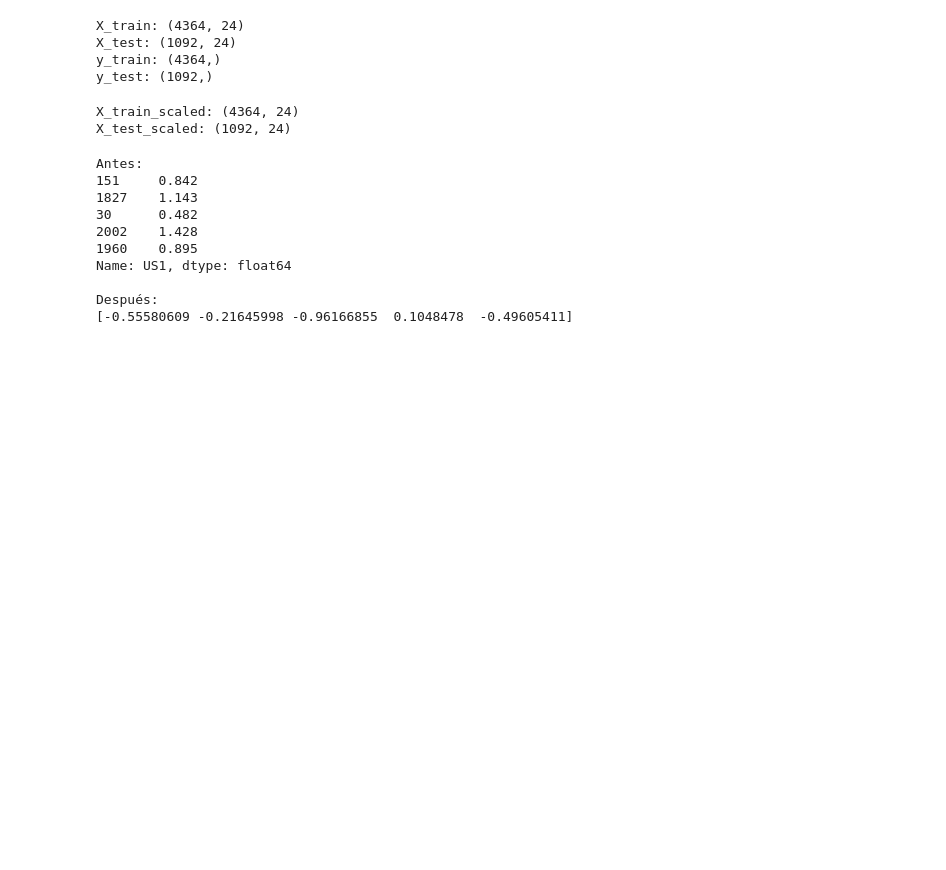
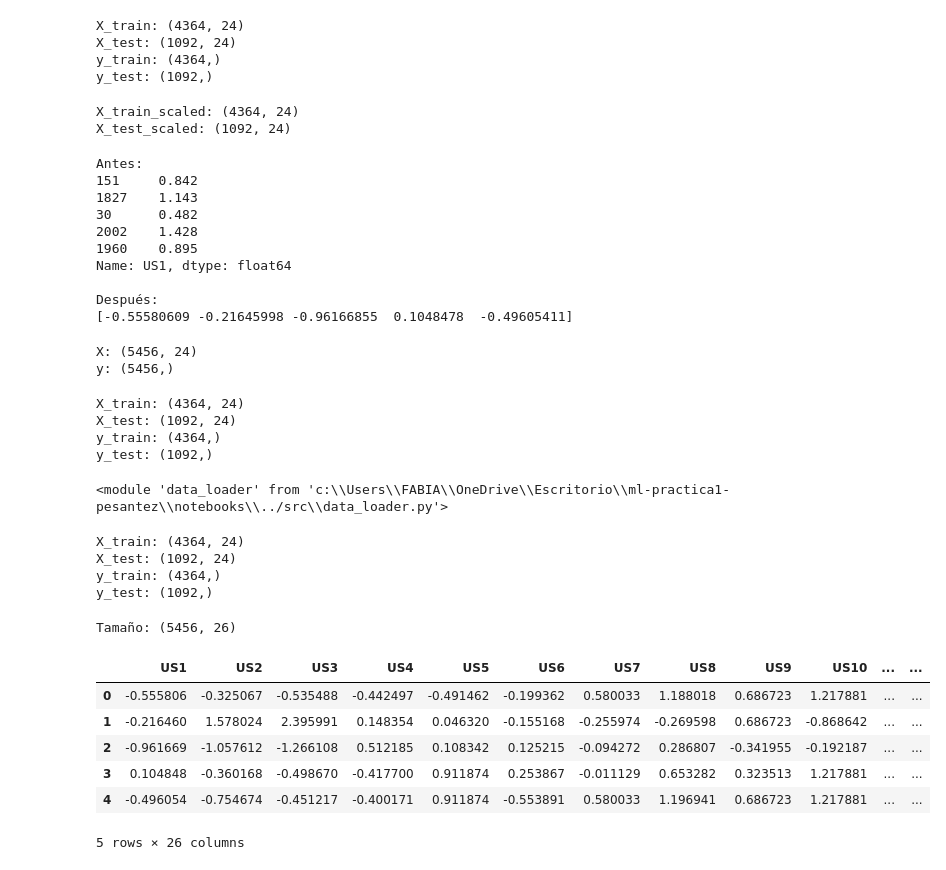
Before and after one commit to fabian4797-hash/ml-practica1-pesantez, a Jupyter notebook: notebooks/01_eda.ipynb, the cells around one changed output. Drawn from its saved outputs; the diff is of its cells as text; code cells hidden in the pictures; blank space fills up the shorter version.

```diff
--- a/notebooks/01_eda.ipynb
+++ b/notebooks/01_eda.ipynb
@@ -653,0 +602,27 @@ test_processed["Conjunto"] = "test"
+# %%
+X, y = preprocess(df)
+
+print("X:", X.shape)
+print("y:", y.shape)
+# %% [output]
+X: (5456, 24)
+y: (5456,)
+# %%
+X_train_scaled, X_test_scaled, y_train, y_test, scaler = split_data(X, y)
+
+print("X_train:", X_train_scaled.shape)
+print("X_test:", X_test_scaled.shape)
+print("y_train:", y_train.shape)
+print("y_test:", y_test.shape)
+# %% [output]
+X_train: (4364, 24)
+X_test: (1092, 24)
+y_train: (4364,)
+y_test: (1092,)
+# %%
+import importlib
+import data_loader
+
+importlib.reload(data_loader)
+# %% [output]
+<module 'data_loader' from 'c:\\Users\\FABIA\\OneDrive\\Escritorio\\ml-practica1-pesantez\\notebooks\\../src\\data_loader.py'>
@@ -653,0 +631,49 @@ test_processed["Conjunto"] = "test"
+# %%
+X_train_scaled, X_test_scaled, y_train, y_test, scaler = split_data(X, y)
+
+print("X_train:", X_train_scaled.shape)
+print("X_test:", X_test_scaled.shape)
+print("y_train:", y_train.shape)
+print("y_test:", y_test.shape)
+# %% [output]
+X_train: (4364, 24)
+X_test: (1092, 24)
+y_train: (4364,)
+y_test: (1092,)
+# %%
+import pandas as pd
+
+train_df = pd.DataFrame(
+    X_train_scaled,
+    columns=X.columns
+)
+
+train_df["Movimiento"] = y_train.values
+train_df["Conjunto"] = "train"
+
+
+test_df = pd.DataFrame(
+    X_test_scaled,
+    columns=X.columns
+)
+
+test_df["Movimiento"] = y_test.values
+test_df["Conjunto"] = "test"
+
+
+dataset_processed = pd.concat(
+    [train_df, test_df],
+    ignore_index=True
+)
+
+print("Tamaño:", dataset_processed.shape)
+dataset_processed.head()
+# %% [output]
+Tamaño: (5456, 26)
+|  | US1 | US2 | US3 | US4 | US5 | US6 | US7 | US8 | US9 | US10 | ... | ... |
+| 0 | -0.555806 | -0.325067 | -0.535488 | -0.442497 | -0.491462 | -0.199362 | 0.580033 | 1.188018 | 0.686723 | 1.217881 | ... | ... |
+| 1 | -0.216460 | 1.578024 | 2.395991 | 0.148354 | 0.046320 | -0.155168 | -0.255974 | -0.269598 | 0.686723 | -0.868642 | ... | ... |
+| 2 | -0.961669 | -1.057612 | -1.266108 | 0.512185 | 0.108342 | 0.125215 | -0.094272 | 0.286807 | -0.341955 | -0.192187 | ... | ... |
+| 3 | 0.104848 | -0.360168 | -0.498670 | -0.417700 | 0.911874 | 0.253867 | -0.011129 | 0.653282 | 0.323513 | 1.217881 | ... | ... |
+| 4 | -0.496054 | -0.754674 | -0.451217 | -0.400171 | 0.911874 | -0.553891 | 0.580033 | 1.196941 | 0.686723 | 1.217881 | ... | ... |
+5 rows × 26 columns
```
Also changed, not shown: parts of 20 cells of this notebook, 6 other files.
